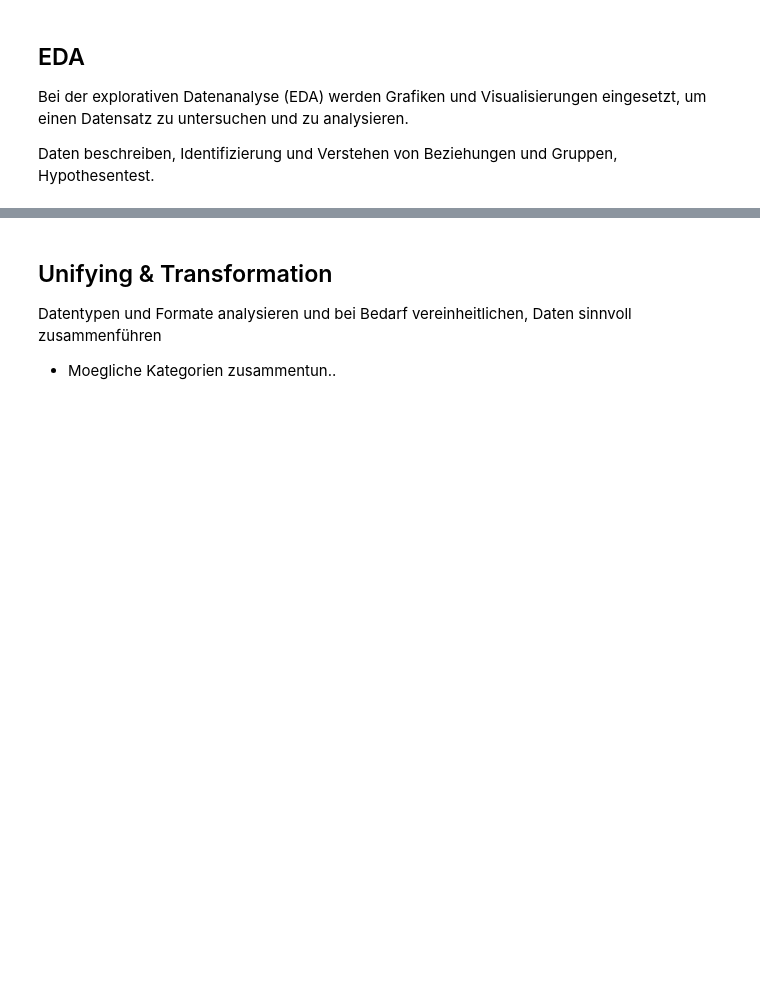
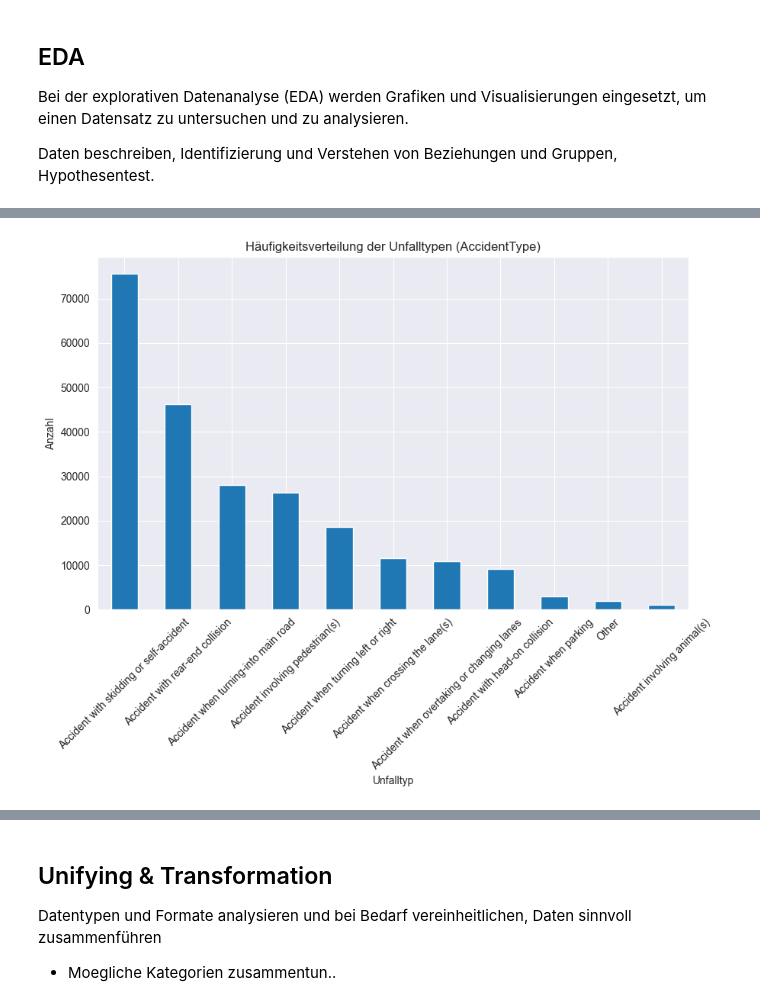
Before and after one commit to dominiqueulrixh/Verkehrsunfaellanalyse, a Jupyter notebook: Dominique.ipynb, the cells around one changed output, grey strips where cells are left out. Cells and saved outputs as stored; diff of their text form; code cells hidden in the pictures; blank space fills up the shorter version.

```diff
--- a/Dominique.ipynb
+++ b/Dominique.ipynb
@@ -212,0 +107,82 @@ weighted avg       0.70      0.77      0.71     69691
+# %%
+# Unfalltypen (AccidentType)
+plt.figure(figsize=(10, 6))
+df_original['AccidentType_en'].value_counts().plot(kind='bar')
+plt.title('Häufigkeitsverteilung der Unfalltypen (AccidentType)')
+plt.xlabel('Unfalltyp')
+plt.ylabel('Anzahl')
+plt.xticks(rotation=45)
+plt.show()
+
+# Strassentyp (RoadType)
+plt.figure(figsize=(10, 6))
+df_original['RoadType_en'].value_counts().plot(kind='bar')
+plt.title('Häufigkeitsverteilung der Straßentypen (RoadType)')
+plt.xlabel('Straßentyp')
+plt.ylabel('Anzahl')
+plt.xticks(rotation=45)
+plt.show()
+
+# Unfallschwere (AccidentSeverityCategory)
+plt.figure(figsize=(6, 6))
+df_original['AccidentSeverityCategory_en'].value_counts().plot(kind='pie', autopct='%1.1f%%')
+plt.title('Verteilung der Unfallschwere (AccidentSeverityCategory)')
+plt.ylabel('')
+plt.show()
+
+# Gruppierte Balkendiagramme für die Beteiligung von Fußgängern, Fahrrädern und Motorrädern nach Unfallschwere
+plt.figure(figsize=(12, 6))
+data_melted = df_original.melt(value_vars=['AccidentInvolvingPedestrian', 'AccidentInvolvingBicycle', 'AccidentInvolvingMotorcycle'],
+                        var_name='Unfallbeteiligung', value_name='Beteiligt')
+
+sns.countplot(data=data_melted[data_melted['Beteiligt']], x='Unfallbeteiligung')
+plt.title('Anzahl der Unfälle mit Fußgängern, Fahrrädern und Motorrädern')
+plt.xlabel('Art der Beteiligung')
+plt.ylabel('Anzahl der Unfälle')
+plt.show()
+
+# Wochentag des Unfalls (AccidentWeekDay)
+plt.figure(figsize=(10, 6))
+df_original['AccidentWeekDay_en'].value_counts().plot(kind='bar')
+plt.title('Häufigkeitsverteilung der Wochentage (AccidentWeekDay)')
+plt.xlabel('Wochentag')
+plt.ylabel('Anzahl')
+plt.xticks(rotation=45)
+plt.show()
+
+# Unfallstunde (AccidentHour)
+plt.figure(figsize=(12, 6))
+df_original['AccidentHour'].value_counts().sort_index().plot(kind='bar')
+plt.title('Häufigkeitsverteilung der Unfallstunden (AccidentHour)')
+plt.xlabel('Stunde')
+plt.ylabel('Anzahl')
+plt.show()
+
+# Verteilung nach Kanton (CantonCode)
+plt.figure(figsize=(14, 6))
+df_original['CantonCode'].value_counts().plot(kind='bar')
+plt.title('Anzahl der Unfälle nach Kanton (CantonCode)')
+plt.xlabel('Kanton')
+plt.ylabel('Anzahl der Unfälle')
+plt.xticks(rotation=45)
+plt.show()
+
+# Verteilung nach Monat (AccidentMonth)
+plt.figure(figsize=(10, 6))
+df_original['AccidentMonth'].value_counts().sort_index().plot(kind='bar')
+plt.title('Anzahl der Unfälle nach Monat (AccidentMonth)')
+plt.xlabel('Monat')
+plt.ylabel('Anzahl der Unfälle')
+plt.xticks(rotation=0)
+plt.show()
+
+# Verteilung nach Jahr (AccidentYear)
+plt.figure(figsize=(10, 6))
+df_original['AccidentYear'].value_counts().sort_index().plot(kind='bar')
+plt.title('Anzahl der Unfälle nach Jahr (AccidentYear)')
+plt.xlabel('Jahr')
+plt.ylabel('Anzahl der Unfälle')
+plt.xticks(rotation=0)
+plt.show()
+# %% [output]
+[figure, added]
```
Also changed, not shown: parts of 30 cells of this notebook, 1 other file.
